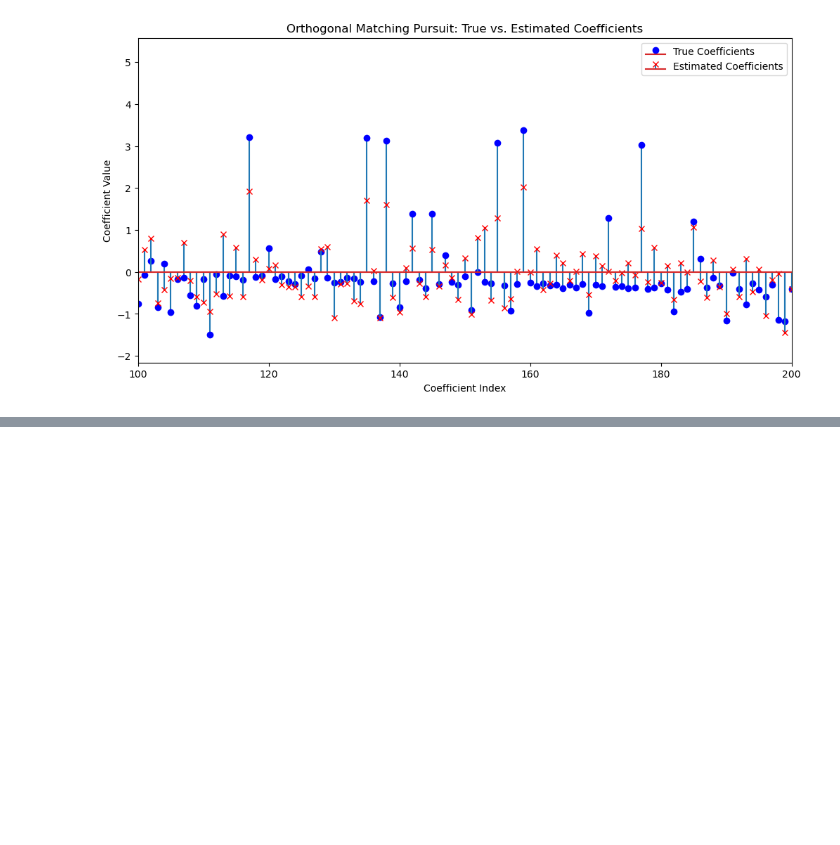
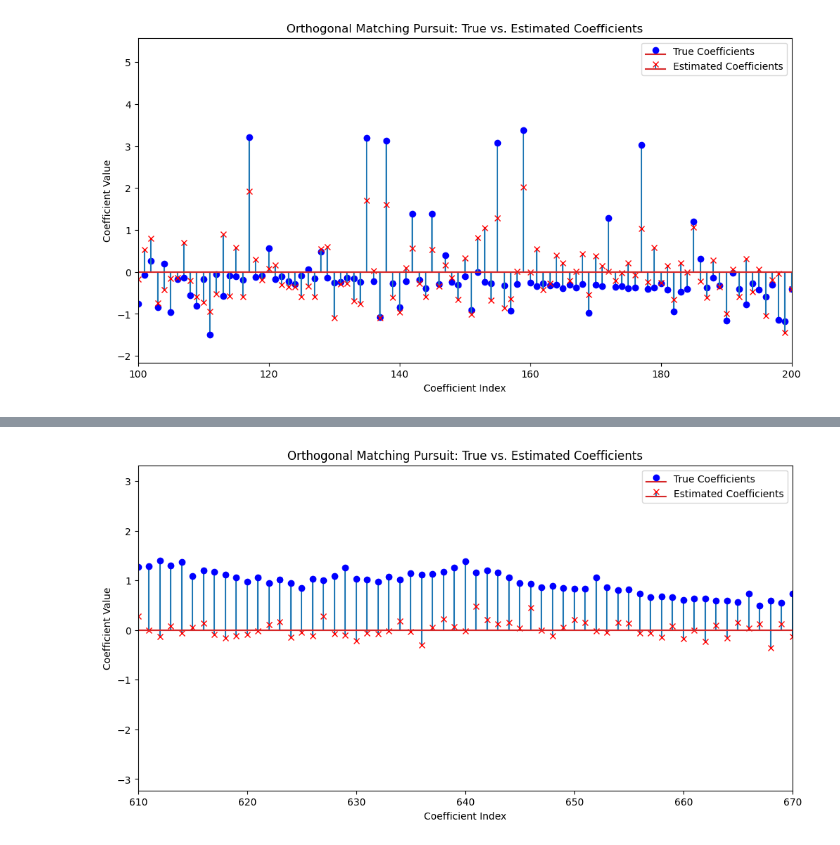
Before and after one commit to itaygeva/MultidimCS, a Jupyter notebook: learning_dict_OMP_second_try.ipynb, the cells around one changed output, grey strips where cells are left out. Cells and saved outputs as stored; diff of their text form; code cells hidden in the pictures; blank space fills up the shorter version.

```diff
--- a/learning_dict_OMP_second_try.ipynb
+++ b/learning_dict_OMP_second_try.ipynb
@@ -159,13 +199,16 @@ print("Relative recovery error: {:.4f}".format(recovery_error))
 # %%
+
 x=X_AVG[0,:]
 x_rec=X_reconstructed[0,:]
 
 plt.figure(figsize=(12, 6))
-plt.stem(z, markerfmt='bo', label='True Coefficients')
-plt.stem(z_rec, markerfmt='rx', label='Estimated Coefficients')
-plt.xlim(110,170)
+plt.stem(x, markerfmt='bo', label='True Coefficients')
+plt.stem(x_rec, markerfmt='rx', label='Estimated Coefficients')
+plt.xlim(610,670)
 plt.xlabel('Coefficient Index')
 plt.ylabel('Coefficient Value')
 plt.title('Orthogonal Matching Pursuit: True vs. Estimated Coefficients')
 plt.legend()
 plt.show()
+# %% [output]
+[figure, added]
```
Also changed, not shown: parts of 6 cells of this notebook.
